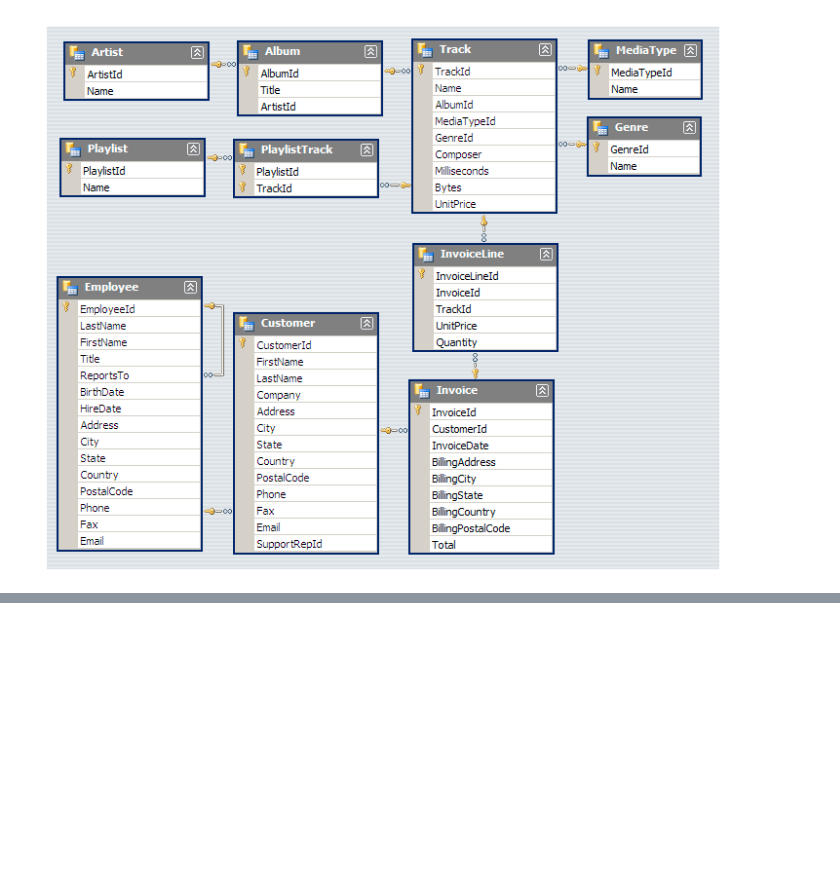
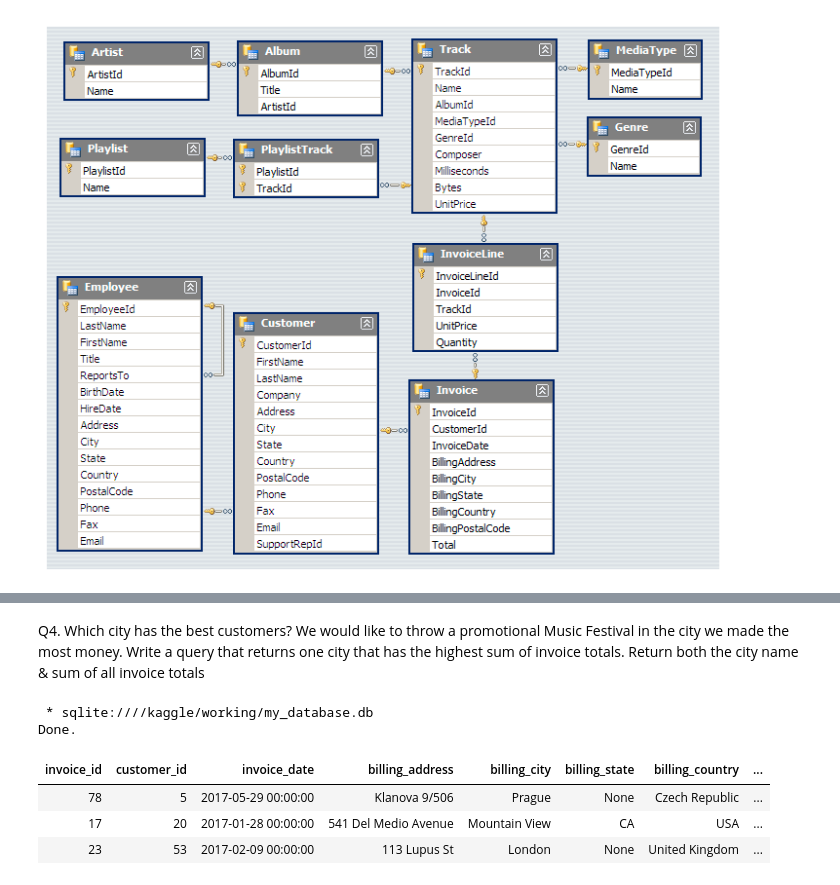
Before and after one commit to aravind8bkd/sql, a Jupyter notebook: Music Store Data Analysis/Music Store Data Analysis.ipynb, the cells around one changed output, grey strips where cells are left out. Drawn from its saved outputs; the diff is of its cells as text; code cells hidden in the pictures; blank space fills up the shorter version.

```diff
--- a/Music Store Data Analysis/Music Store Data Analysis.ipynb
+++ b/Music Store Data Analysis/Music Store Data Analysis.ipynb
@@ -112,0 +140,18 @@ LIMIT 1;
+# %% [markdown]
+Q4. Which city has the best customers? We would like to throw a promotional Music Festival in  the city we made the most money.
+ Write a query that returns one city that has the highest sum of invoice totals.
+ Return both the city name & sum of all invoice totals
+# %%
+%%sql
+SELECT *, SUM(total) AS sum_inv_total
+FROM invoice
+GROUP BY billing_city
+ORDER BY sum_inv_total DESC
+LIMIT 3;
+# %% [output]
+ * sqlite:////kaggle/working/my_database.db
+Done.
+| invoice_id | customer_id | invoice_date | billing_address | billing_city | billing_state | billing_country | ... |
+| 78 | 5 | 2017-05-29 00:00:00 | Klanova 9/506 | Prague | None | Czech Republic | ... |
+| 17 | 20 | 2017-01-28 00:00:00 | 541 Del Medio Avenue | Mountain View | CA | USA | ... |
+| 23 | 53 | 2017-02-09 00:00:00 | 113 Lupus St | London | None | United Kingdom | ... |
```
Also changed, not shown: parts of 9 cells of this notebook.
